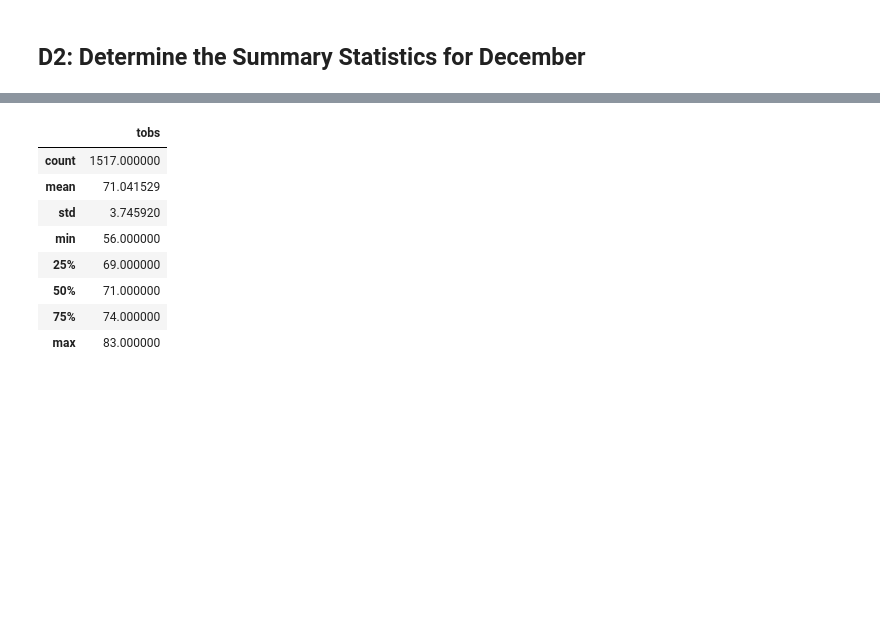
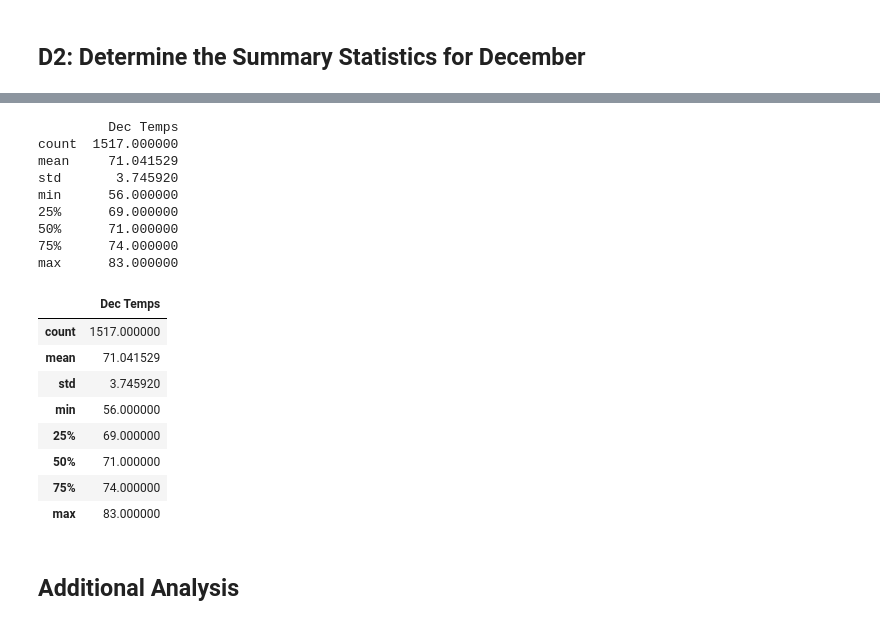
Before and after one commit to Anoobis5/surfs-up, a Jupyter notebook: SurfsUp_Challenge.ipynb, the cells around one changed output, grey strips where cells are left out. Saved outputs shown, nothing was run; the diff lists cells and outputs as text; code cells hidden in the pictures; blank space fills up the shorter version.

Commit message:
Additional Analysis Performed

```diff
--- a/SurfsUp_Challenge.ipynb
+++ b/SurfsUp_Challenge.ipynb
@@ -70,3 +98,5 @@ results_dec = session.query(Measurement.date, Measurement.tobs).filter(extract('
 # %%
 # 7. Convert the December temperatures to a list.
-temps_dec = list(np.ravel(results_dec))
+dec_results = session.query(Measurement.date, Measurement.tobs).\
+    filter(extract('month', Measurement.date)==12).all()
+print(dec_results)
@@ -73,4 +105,6 @@ temps_dec = list(np.ravel(results_dec))
 # %%
 # 8. Create a DataFrame from the list of temperatures for the month of December.
-df_dec = pd.DataFrame(results_dec, columns = ['date', 'tobs'])
-df_dec.set_index(df_dec['date'], inplace=True)
+dec_df = pd.DataFrame(dec_results, columns=['date', 'Dec Temps'])
+
+# Set the index to date column and ensure correct data query
+dec_df
@@ -77,8 +125,19 @@ df_dec.set_index(df_dec['date'], inplace=True)
 # %%
 # 9. Calculate and print out the summary statistics for the Decemeber temperature DataFrame.
-df_dec.describe()
+print(dec_df.describe().to_string(index=True))
+# DataFrame format
+dec_df.describe()
 # %% [output]
+         Dec Temps
+count  1517.000000
+mean     71.041529
+std       3.745920
+min      56.000000
+25%      69.000000
+50%      71.000000
+75%      74.000000
+max      83.000000
-|  | tobs |
+|  | Dec Temps |
 | count | 1517.000000 |
 | mean | 71.041529 |
 | std | 3.745920 |
@@ -87,3 +146,5 @@ df_dec.describe()
 | 50% | 71.000000 |
 | 75% | 74.000000 |
 | max | 83.000000 |
+# %% [markdown]
+## Additional Analysis
```
Also changed, not shown: parts of 21 cells of this notebook, 4 other files.
